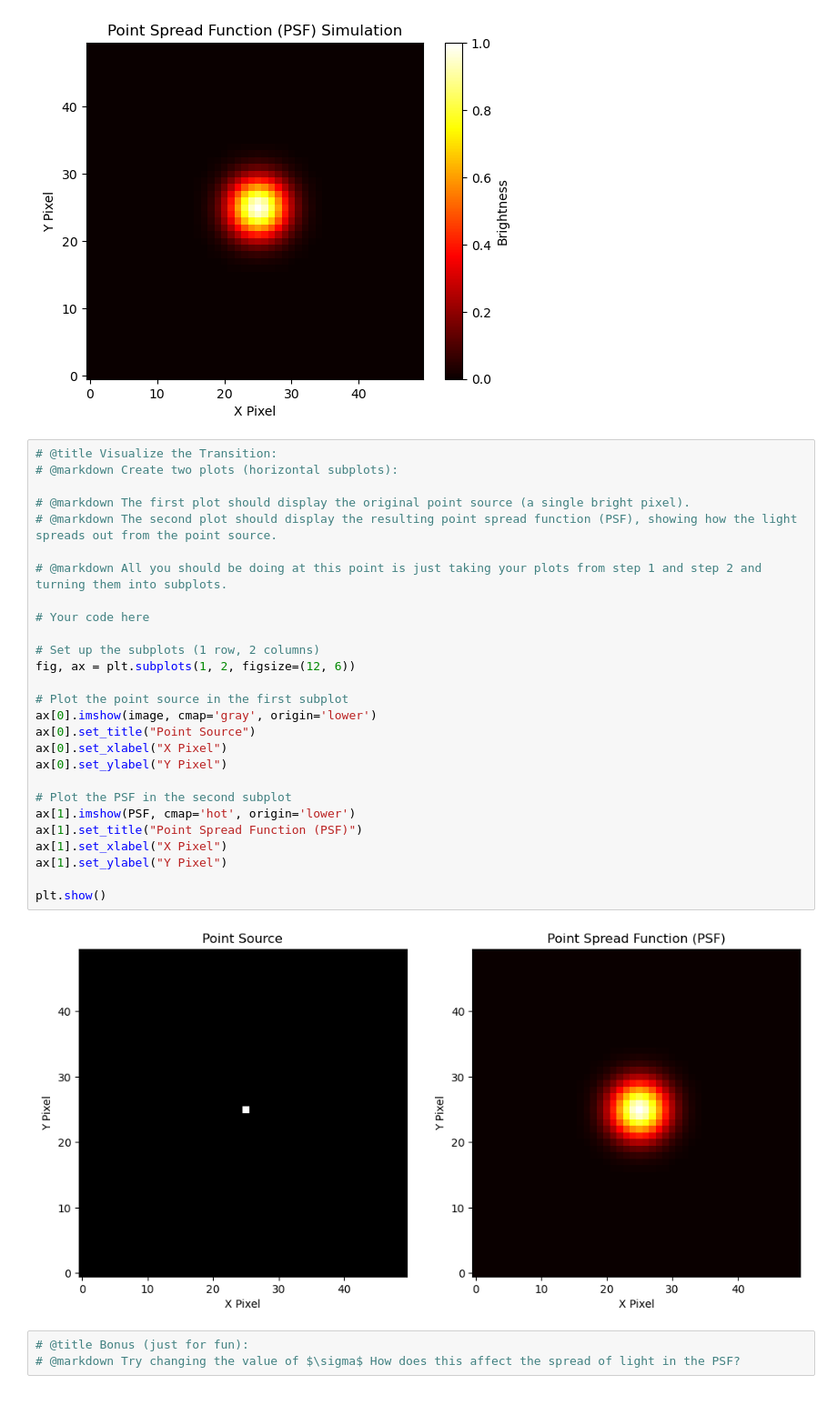
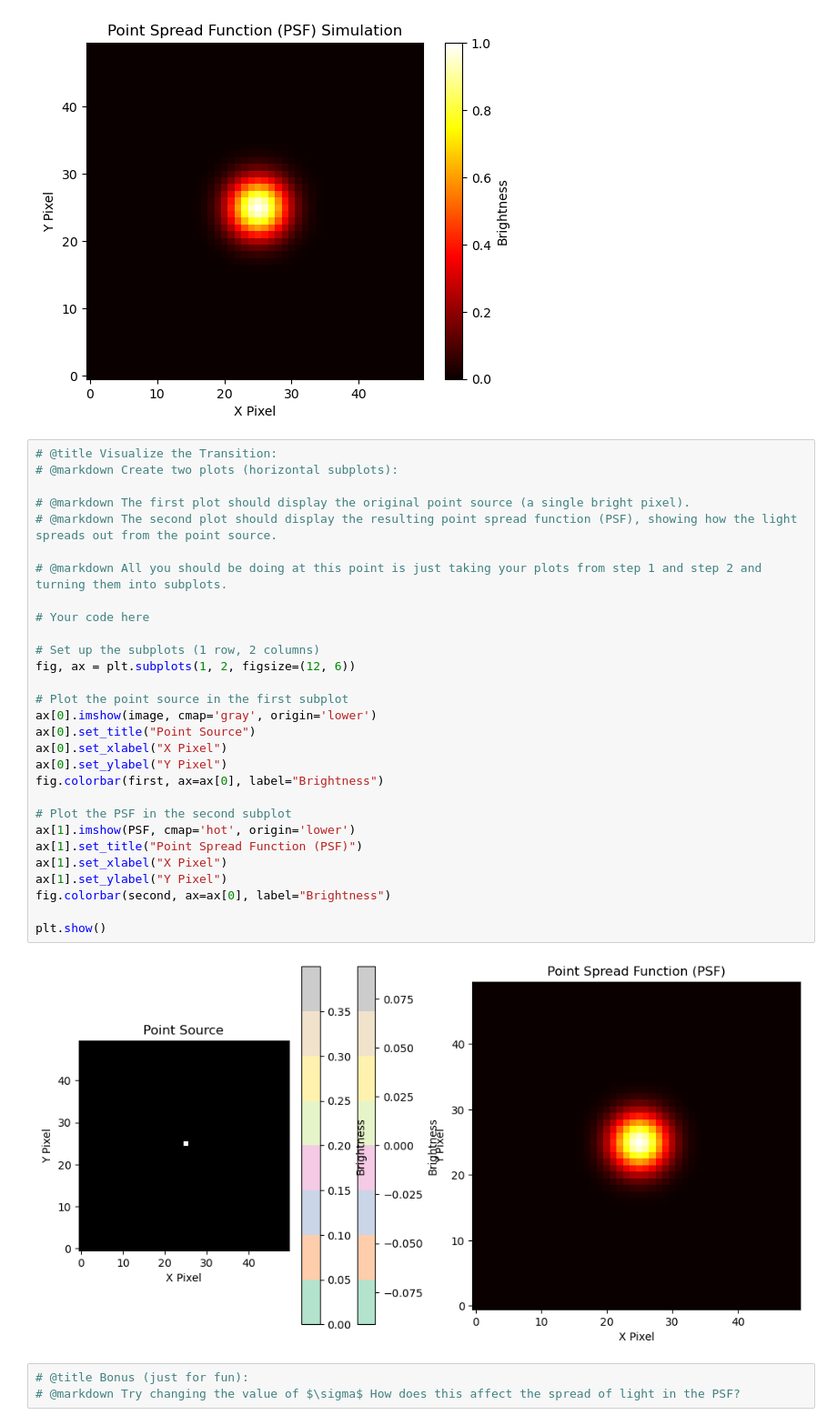
Before and after one commit to audrey4lg/audrey_decal, a Jupyter notebook: homework10/homework10.ipynb, the cells around one changed output. Shown: that part at 91% size. Cells and saved outputs as stored; diff of their text form.

```diff
--- a/homework10/homework10.ipynb
+++ b/homework10/homework10.ipynb
@@ -250,32 +250,34 @@ plt.show()
 # %%
 # @title Visualize the Transition:
 # @markdown Create two plots (horizontal subplots):
 
 # @markdown The first plot should display the original point source (a single bright pixel).
 # @markdown The second plot should display the resulting point spread function (PSF), showing how the light spreads out from the point source.
 
 # @markdown All you should be doing at this point is just taking your plots from step 1 and step 2 and turning them into subplots.
 
 # Your code here
 
 # Set up the subplots (1 row, 2 columns)
 fig, ax = plt.subplots(1, 2, figsize=(12, 6))
 
 # Plot the point source in the first subplot
 ax[0].imshow(image, cmap='gray', origin='lower')
 ax[0].set_title("Point Source")
 ax[0].set_xlabel("X Pixel")
 ax[0].set_ylabel("Y Pixel")
+fig.colorbar(first, ax=ax[0], label="Brightness")
 
 # Plot the PSF in the second subplot
 ax[1].imshow(PSF, cmap='hot', origin='lower')
 ax[1].set_title("Point Spread Function (PSF)")
 ax[1].set_xlabel("X Pixel")
 ax[1].set_ylabel("Y Pixel")
+fig.colorbar(second, ax=ax[0], label="Brightness")
 
 plt.show()
 # %% [output]
-[figure, old version]
+[figure, new version]
 # %%
 # @title Bonus (just for fun):
 # @markdown Try changing the value of $\sigma$ How does this affect the spread of light in the PSF?
```
